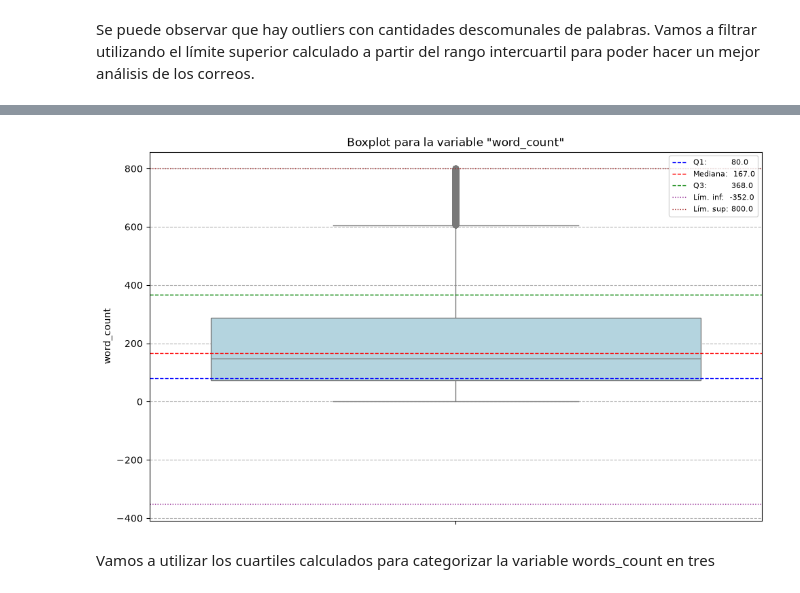
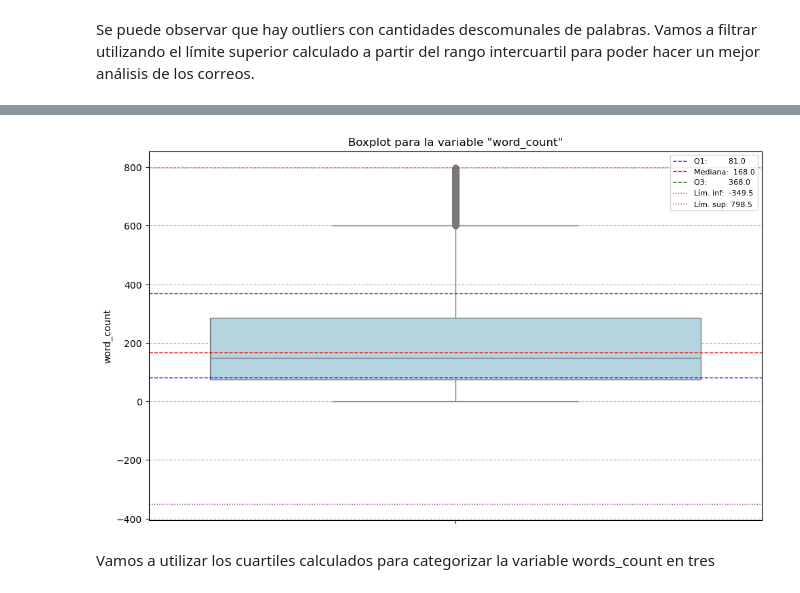
Before and after one commit to LCampi01/machine_learning_ceia, a Jupyter notebook: eda.ipynb, the cells around one changed output, grey strips where cells are left out. Drawn from its saved outputs; the diff is of its cells as text; code cells hidden in the pictures.

```diff
--- a/eda.ipynb
+++ b/eda.ipynb
@@ -183,32 +202,36 @@ Se puede observar que hay outliers con cantidades descomunales de palabras. Vamo
 # %%
 
 plt.figure(figsize=(10, 6))
 
-word_count = email_df['word_count']
+word_count = X_train['word_count']
 
 word_count_Q1 = word_count.quantile(0.25)
 word_count_Q2 = word_count.quantile(0.50)
 word_count_Q3 = word_count.quantile(0.75)
 word_count_IQR = word_count_Q3 - word_count_Q1
 lower_limit = word_count_Q1 - 1.5 * word_count_IQR
 upper_limit = word_count_Q3 + 1.5 * word_count_IQR
 
-email_df = email_df[(email_df['word_count'] <= upper_limit) & (email_df['word_count'] >= lower_limit)]
+train_mask = (X_train['word_count'] <= upper_limit) & (X_train['word_count'] >= lower_limit)
+X_train, y_train = X_train[train_mask], y_train[train_mask]
 
-ax = sns.boxplot(data=email_df, y='word_count', color="lightblue")
+test_mask = (X_test['word_count'] <= upper_limit) & (X_test['word_count'] >= lower_limit)
+X_test, y_test = X_test[test_mask], y_test[test_mask]
+
+ax = sns.boxplot(data=X_train, y='word_count', color="lightblue")
 ax.axhline(word_count_Q1,      color='blue',   linestyle='--', linewidth=1, label=f'Q1:         {word_count_Q1:.1f}')
 ax.axhline(word_count_Q2,      color='red',    linestyle='--', linewidth=1, label=f'Mediana:  {word_count_Q2:.1f}')
 ax.axhline(word_count_Q3,      color='green',  linestyle='--', linewidth=1, label=f'Q3:         {word_count_Q3:.1f}')
 ax.axhline(lower_limit, color='purple', linestyle=':',  linewidth=1, label=f'Lím. inf:  {lower_limit:.1f}')
 ax.axhline(upper_limit, color='brown',  linestyle=':',  linewidth=1, label=f'Lím. sup: {upper_limit:.1f}')
 ax.set_title('Boxplot para la variable "word_count"')
 ax.legend(fontsize=8)
 ax.grid(axis='y', ls='--')
 
 plt.tight_layout()
 plt.show()
 # %% [output]
-[figure, old version]
+[figure, new version]
 # %% [markdown]
 Vamos a utilizar los cuartiles calculados para categorizar la variable words_count en tres
 # %%
```
Also changed, not shown: parts of 27 cells of this notebook, 3 other files.
